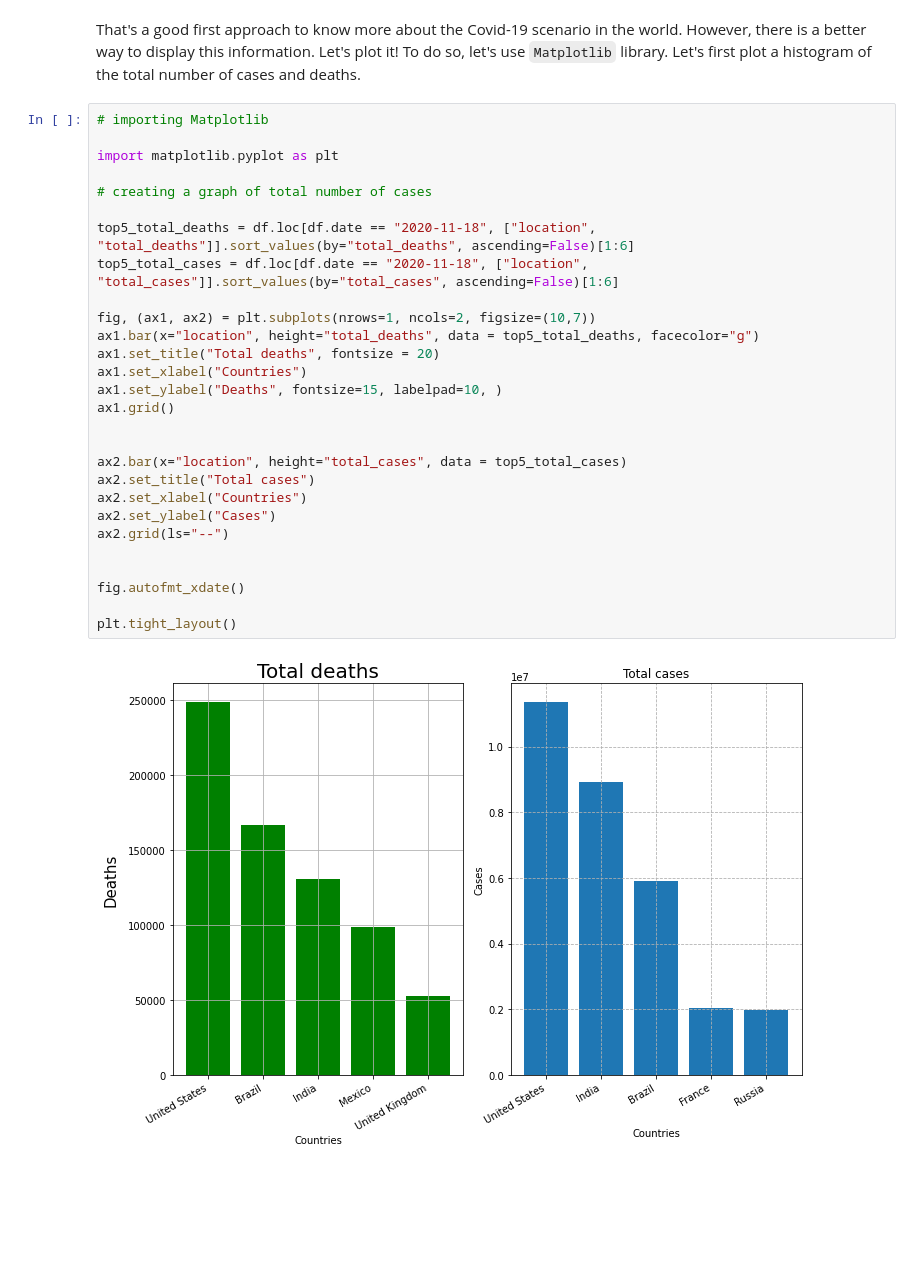
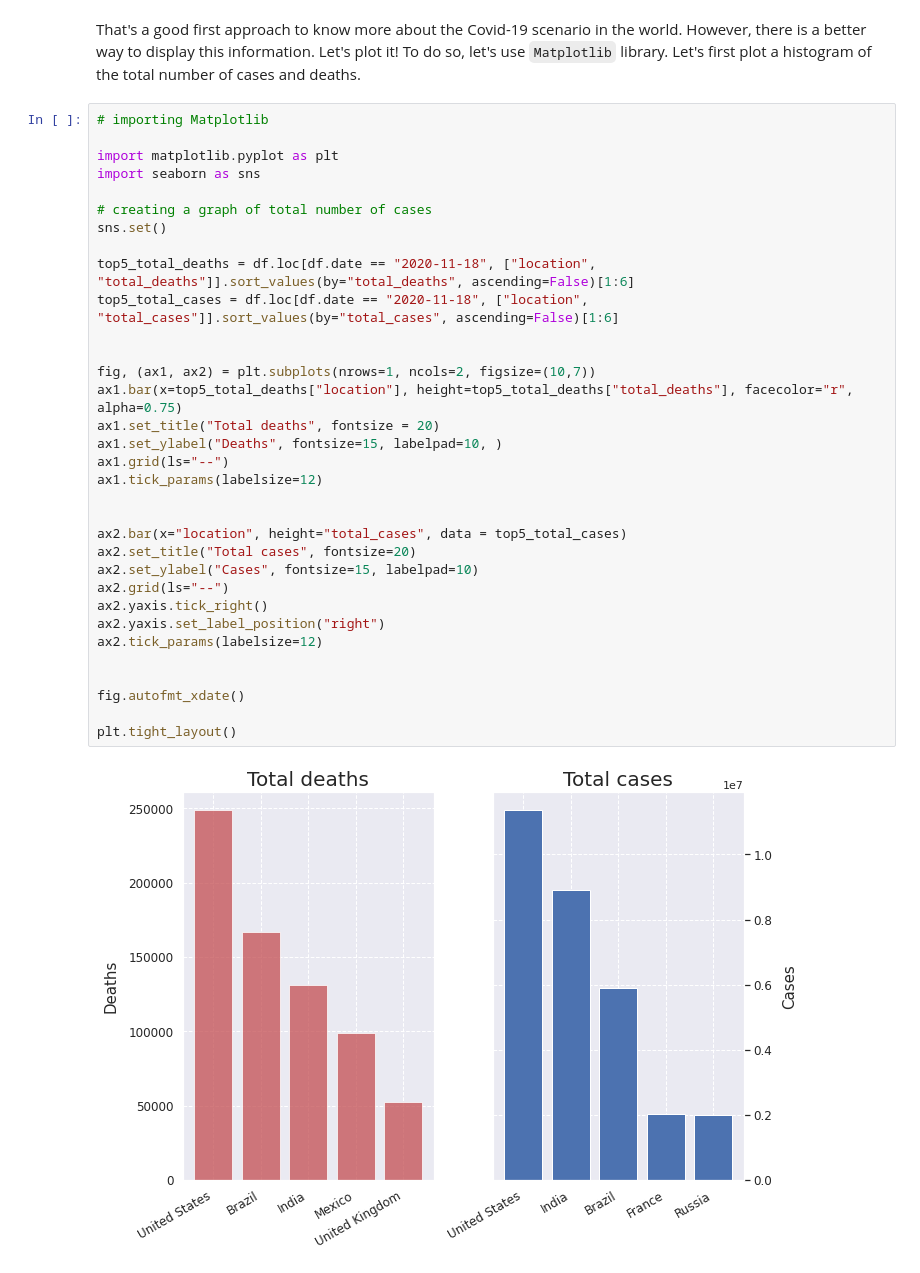
Before and after one commit to JoaoSiqueiraDS/DS_Days, a Jupyter notebook: COVID.ipynb, the cells around one changed output. Cells and saved outputs as stored; diff of their text form; blank space fills up the shorter version.

```diff
--- a/COVID.ipynb
+++ b/COVID.ipynb
@@ -192,30 +192,35 @@ That's a good first approach to know more about the Covid-19 scenario in the wor
 # %%
 # importing Matplotlib
 
 import matplotlib.pyplot as plt
+import seaborn as sns
 
 # creating a graph of total number of cases
+sns.set()
 
 top5_total_deaths = df.loc[df.date == "2020-11-18", ["location", "total_deaths"]].sort_values(by="total_deaths", ascending=False)[1:6]
 top5_total_cases = df.loc[df.date == "2020-11-18", ["location", "total_cases"]].sort_values(by="total_cases", ascending=False)[1:6]
 
+
 fig, (ax1, ax2) = plt.subplots(nrows=1, ncols=2, figsize=(10,7))
-ax1.bar(x="location", height="total_deaths", data = top5_total_deaths, facecolor="g")
+ax1.bar(x=top5_total_deaths["location"], height=top5_total_deaths["total_deaths"], facecolor="r", alpha=0.75)
 ax1.set_title("Total deaths", fontsize = 20)
-ax1.set_xlabel("Countries")
 ax1.set_ylabel("Deaths", fontsize=15, labelpad=10, )
-ax1.grid()
+ax1.grid(ls="--")
+ax1.tick_params(labelsize=12)
 
 
 ax2.bar(x="location", height="total_cases", data = top5_total_cases)
-ax2.set_title("Total cases")
-ax2.set_xlabel("Countries")
-ax2.set_ylabel("Cases")
+ax2.set_title("Total cases", fontsize=20)
+ax2.set_ylabel("Cases", fontsize=15, labelpad=10)
 ax2.grid(ls="--")
+ax2.yaxis.tick_right()
+ax2.yaxis.set_label_position("right")
+ax2.tick_params(labelsize=12)
 
 
 fig.autofmt_xdate()
 
 plt.tight_layout()
 # %% [output]
-[figure, old version]
+[figure, new version]
```
Also changed, not shown: parts of 13 cells of this notebook.
